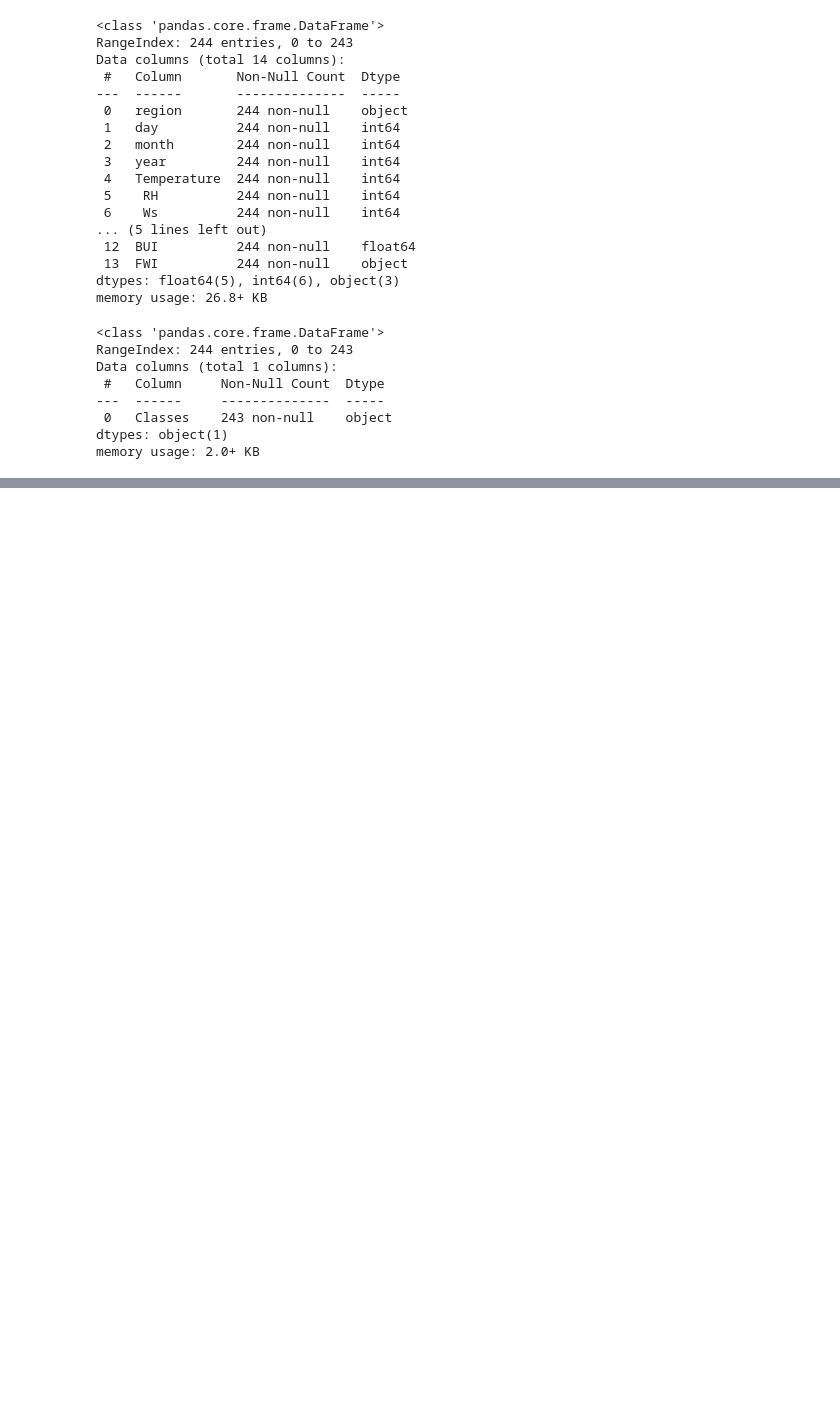
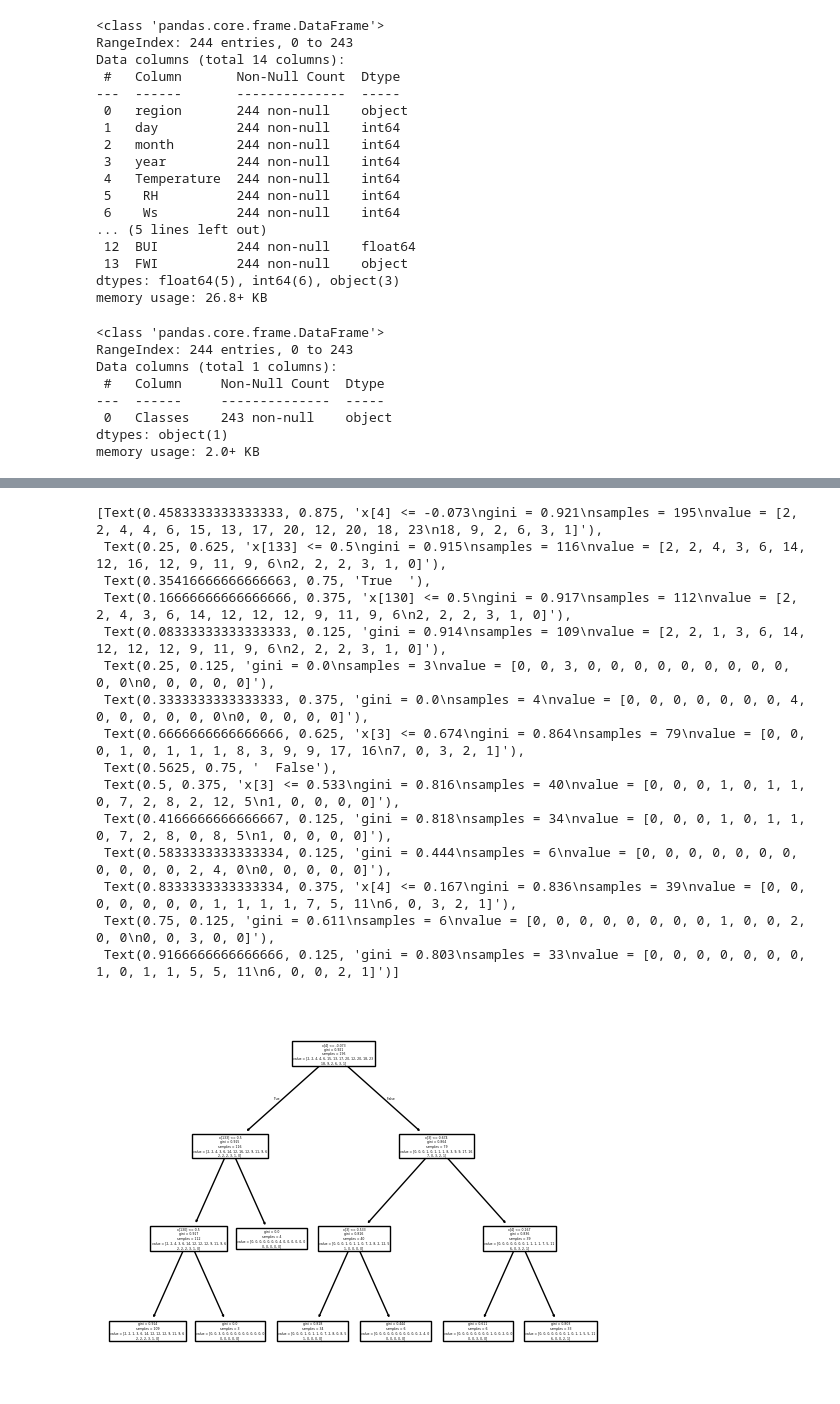
Before and after one commit to tylerscott3/CS290, a Jupyter notebook: ForestFires.ipynb, the cells around one changed output, grey strips where cells are left out. Drawn from its saved outputs; the diff is of its cells as text; code cells hidden in the pictures; blank space fills up the shorter version.

```diff
--- a/ForestFires.ipynb
+++ b/ForestFires.ipynb
@@ -161,3 +533,22 @@ df.head(10)
+# %%
+plot_tree(class_pipeline.named_steps['clf'])
+# %% [output]
+[Text(0.4583333333333333, 0.875, 'x[4] <= -0.073\ngini = 0.921\nsamples = 195\nvalue = [2, 2, 4, 4, 6, 15, 13, 17, 20, 12, 20, 18, 23\n18, 9, 2, 6, 3, 1]'),
+ Text(0.25, 0.625, 'x[133] <= 0.5\ngini = 0.915\nsamples = 116\nvalue = [2, 2, 4, 3, 6, 14, 12, 16, 12, 9, 11, 9, 6\n2, 2, 2, 3, 1, 0]'),
+ Text(0.35416666666666663, 0.75, 'True  '),
+ Text(0.16666666666666666, 0.375, 'x[130] <= 0.5\ngini = 0.917\nsamples = 112\nvalue = [2, 2, 4, 3, 6, 14, 12, 12, 12, 9, 11, 9, 6\n2, 2, 2, 3, 1, 0]'),
+ Text(0.08333333333333333, 0.125, 'gini = 0.914\nsamples = 109\nvalue = [2, 2, 1, 3, 6, 14, 12, 12, 12, 9, 11, 9, 6\n2, 2, 2, 3, 1, 0]'),
+ Text(0.25, 0.125, 'gini = 0.0\nsamples = 3\nvalue = [0, 0, 3, 0, 0, 0, 0, 0, 0, 0, 0, 0, 0, 0\n0, 0, 0, 0, 0]'),
+ Text(0.3333333333333333, 0.375, 'gini = 0.0\nsamples = 4\nvalue = [0, 0, 0, 0, 0, 0, 0, 4, 0, 0, 0, 0, 0, 0\n0, 0, 0, 0, 0]'),
+ Text(0.6666666666666666, 0.625, 'x[3] <= 0.674\ngini = 0.864\nsamples = 79\nvalue = [0, 0, 0, 1, 0, 1, 1, 1, 8, 3, 9, 9, 17, 16\n7, 0, 3, 2, 1]'),
+ Text(0.5625, 0.75, '  False'),
+ Text(0.5, 0.375, 'x[3] <= 0.533\ngini = 0.816\nsamples = 40\nvalue = [0, 0, 0, 1, 0, 1, 1, 0, 7, 2, 8, 2, 12, 5\n1, 0, 0, 0, 0]'),
+ Text(0.4166666666666667, 0.125, 'gini = 0.818\nsamples = 34\nvalue = [0, 0, 0, 1, 0, 1, 1, 0, 7, 2, 8, 0, 8, 5\n1, 0, 0, 0, 0]'),
+ Text(0.5833333333333334, 0.125, 'gini = 0.444\nsamples = 6\nvalue = [0, 0, 0, 0, 0, 0, 0, 0, 0, 0, 0, 2, 4, 0\n0, 0, 0, 0, 0]'),
+ Text(0.8333333333333334, 0.375, 'x[4] <= 0.167\ngini = 0.836\nsamples = 39\nvalue = [0, 0, 0, 0, 0, 0, 0, 1, 1, 1, 1, 7, 5, 11\n6, 0, 3, 2, 1]'),
+ Text(0.75, 0.125, 'gini = 0.611\nsamples = 6\nvalue = [0, 0, 0, 0, 0, 0, 0, 0, 1, 0, 0, 2, 0, 0\n0, 0, 3, 0, 0]'),
+ Text(0.9166666666666666, 0.125, 'gini = 0.803\nsamples = 33\nvalue = [0, 0, 0, 0, 0, 0, 0, 1, 0, 1, 1, 5, 5, 11\n6, 0, 0, 2, 1]')]
+[figure, added]
 # %%
 #this just removes spaces so that all the fires, not fires, and nan are the space due to spacing.
 df["Classes  "] = df["Classes  "].str.strip()
```
Also changed, not shown: parts of 49 cells of this notebook.
